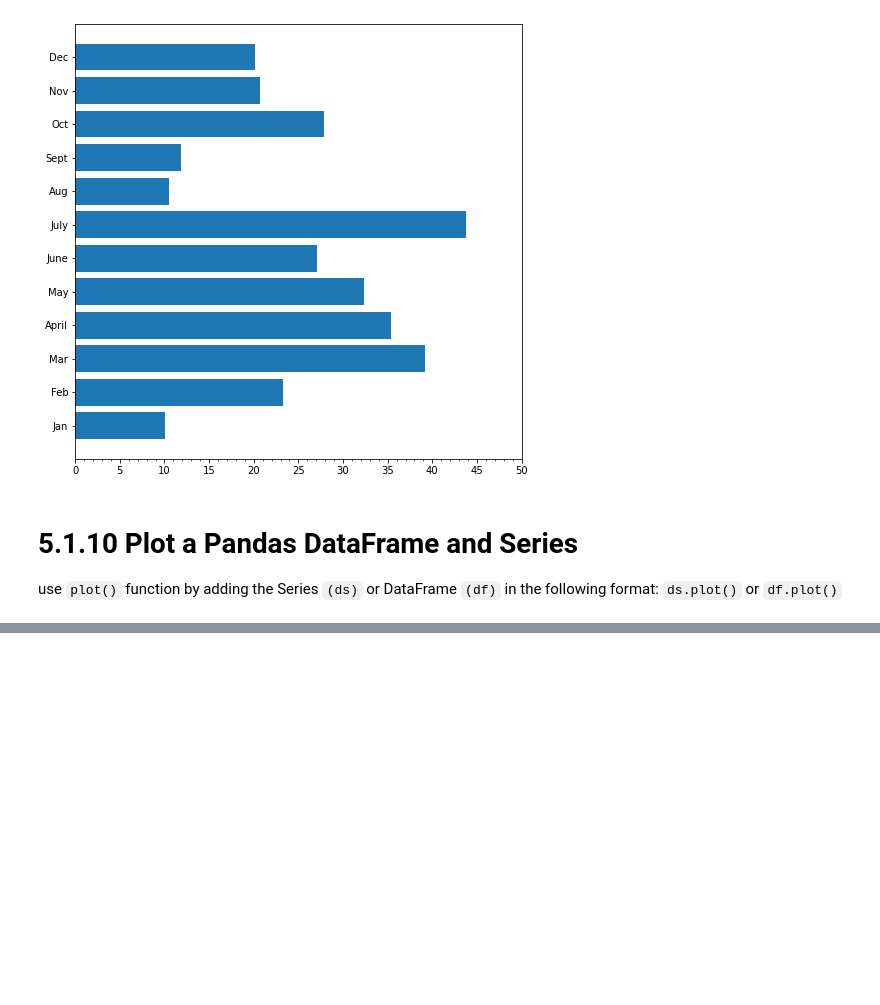
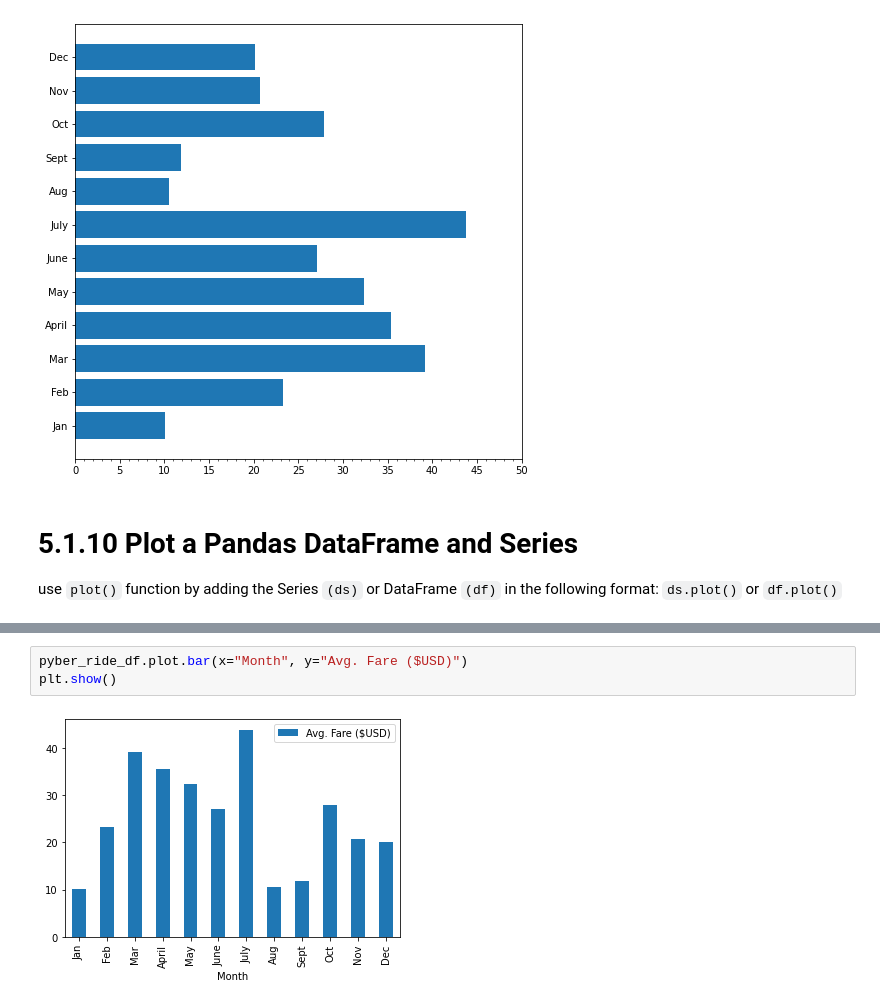
Before and after one commit to christybell/PyBer_Analysis, a Jupyter notebook: matplotlib_practice.ipynb, the cells around one changed output, grey strips where cells are left out. Cells and saved outputs as stored; diff of their text form; blank space fills up the shorter version.

```diff
--- a/matplotlib_practice.ipynb
+++ b/matplotlib_practice.ipynb
@@ -435,0 +474,5 @@ use `plot()` function by adding the Series `(ds)` or DataFrame `(df)` in the fol
+# %%
+pyber_ride_df.plot.bar(x="Month", y="Avg. Fare ($USD)")
+plt.show()
+# %% [output]
+[figure, added]
```
Also changed, not shown: parts of 5 cells of this notebook, 4 other files.
